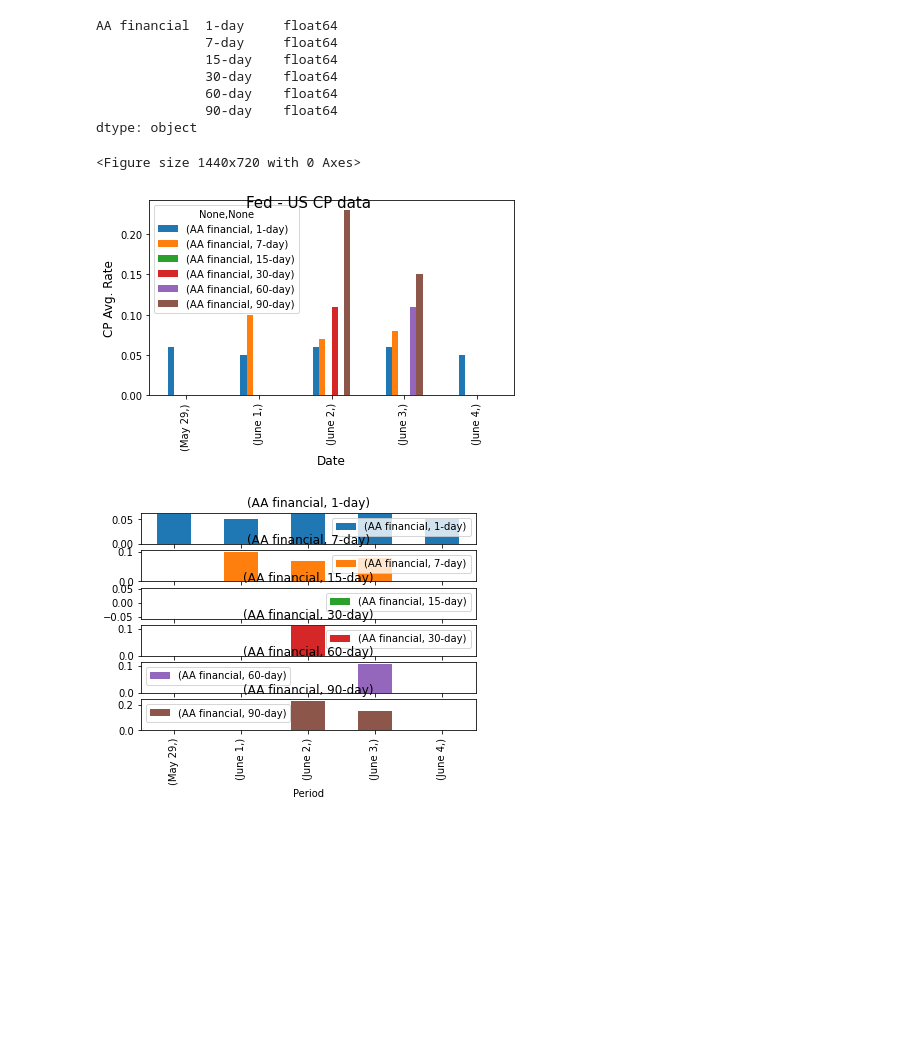
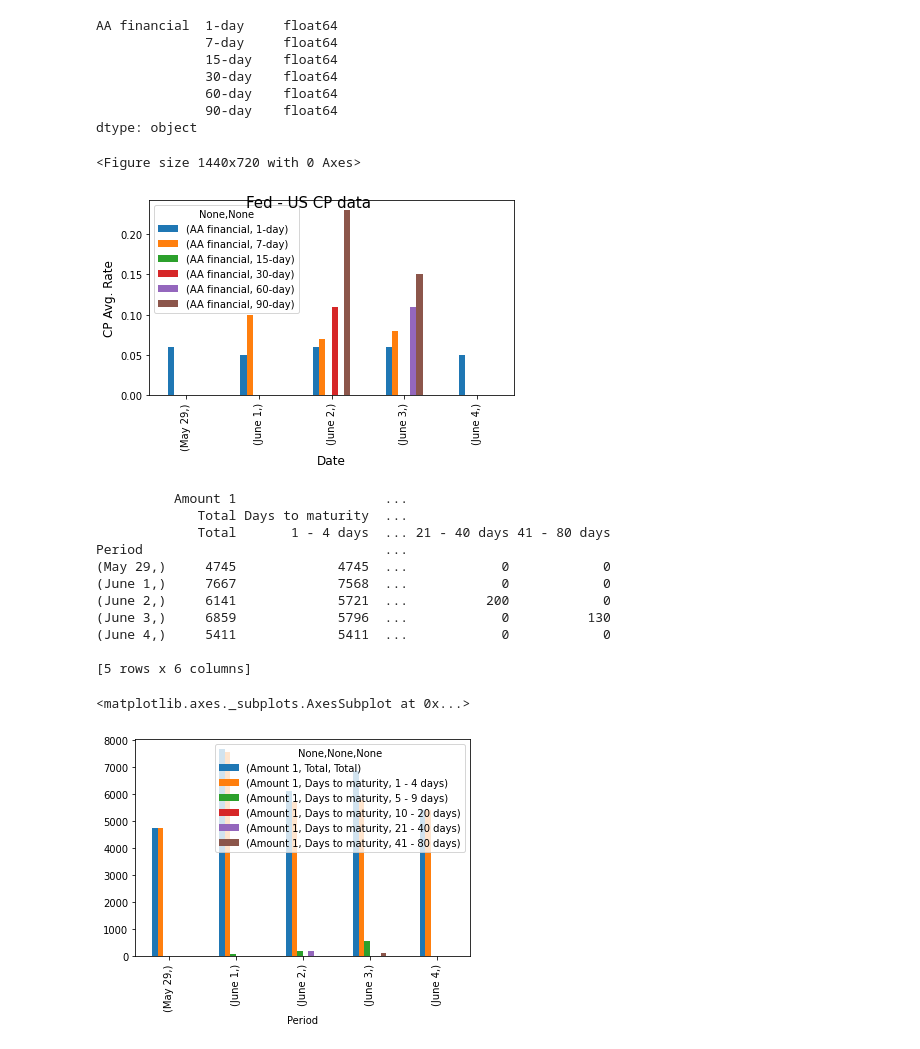
Before and after one commit to esheehan1/projects, a Jupyter notebook: US_CP.ipynb, the cells around one changed output. Saved outputs shown, nothing was run; the diff lists cells and outputs as text; code cells hidden in the pictures; blank space fills up the shorter version.

```diff
--- a/US_CP.ipynb
+++ b/US_CP.ipynb
@@ -7,35 +7,54 @@ tables = pd.read_html("https://www.federalreserve.gov/releases/cp/rates.htm")
 
 CP = tables[-1]
 
 CP_Daily = CP.iloc[18:23]
 CP_Daily = CP_Daily.iloc[:,:7]
 CP_Daily_clean = CP_Daily.replace(to_replace ="n.a.", value ="0")
-
-
 
 #CP_Daily['Period'] = pd.to_datetime(CP_Daily['Period'])
 CP_Daily_clean = CP_Daily_clean.set_index('Period')
 CP_Daily_clean = CP_Daily_clean.astype('float64')
 print(CP_Daily_clean.dtypes)
 
 fig = plt.figure(figsize=(20,10))
 CP_Daily_clean.plot.bar()
 plt.ylabel('CP Avg. Rate', fontsize = 12) #for y label
 plt.xlabel('Date', fontsize = 12) #for x label
 plt.suptitle("Fed - US CP data", fontsize=15, fontweight=0, color='black')
 plt.tight_layout()
 plt.show()
 
-CP_Daily_clean.plot.bar(subplots=True)
-plt.show()
+tables = pd.read_html("https://www.federalreserve.gov/releases/cp/volumestats.htm")
+
+CPV = tables[2]
+CPV = CPV.iloc[18:23]
+CPV = CPV.iloc[:,:7]
+CPV_Daily = CPV.replace(to_replace ="n.a.", value ="0")
+CPV_Daily = CPV_Daily.set_index('Period')
+print(CPV_Daily)
+
+CPV_clean = CPV_Daily.astype('float64')
+CPV_clean.plot.bar()
 # %% [output]
 AA financial  1-day     float64
               7-day     float64
               15-day    float64
               30-day    float64
               60-day    float64
               90-day    float64
 dtype: object
 <Figure size 1440x720 with 0 Axes>
 [figure]
+          Amount 1                   ...
+             Total Days to maturity  ...
+             Total       1 - 4 days  ... 21 - 40 days 41 - 80 days
+Period                               ...
+(May 29,)     4745             4745  ...            0            0
+(June 1,)     7667             7568  ...            0            0
+(June 2,)     6141             5721  ...          200            0
+(June 3,)     6859             5796  ...            0          130
+(June 4,)     5411             5411  ...            0            0
+
+[5 rows x 6 columns]
+<matplotlib.axes._subplots.AxesSubplot at 0x...>
-[figure, old version]
+[figure, new version]
```
